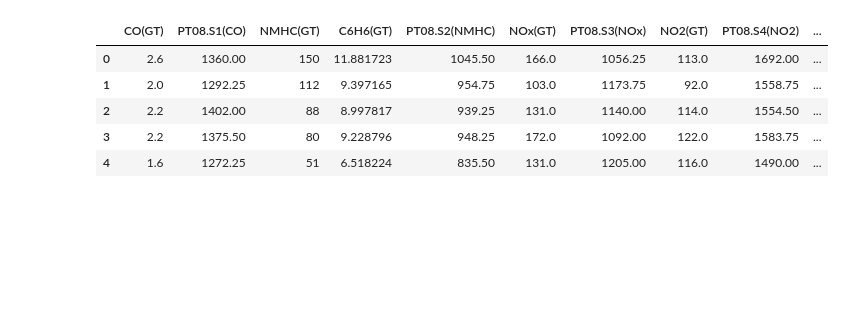
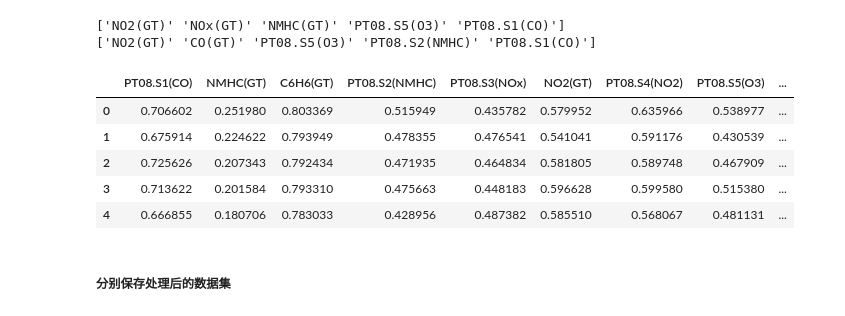
Before and after one commit to fengyan-cn/COMP9414, a Jupyter notebook: data_processing.ipynb, the cells around one changed output. Drawn from its saved outputs; the diff is of its cells as text; code cells hidden in the pictures; blank space fills up the shorter version.

```diff
--- a/data_processing.ipynb
+++ b/data_processing.ipynb
@@ -16,4 +135,3 @@ df.head()
 # %%
-df.drop(["Date", "Time"], axis=1, inplace=True)
-df.info(), df.isnull().sum().sum()
+df_preCO_train.drop(["CO(GT)"], axis=1, inplace=True)
 # %% [output]
@@ -41,2 +141,0 @@ memory usage: 849.0 KB
-# %%
-df.fillna(df.mean(), inplace=True)
@@ -45,3 +141,0 @@ df.fillna(df.mean(), inplace=True)
-# %%
-df["COthreshold"] = np.where(df["CO(GT)"] > df["CO(GT)"].mean(), 1, 0)
-df["COthreshold"].value_counts()
@@ -56,0 +207,12 @@ Name: count, dtype: int64
+# %%
+from sklearn.preprocessing import MinMaxScaler
+
+def minmax(df):
+    feature_columns = df.columns
+    minmaxscaler = MinMaxScaler()
+    df = minmaxscaler.fit_transform(df)
+    data = pd.DataFrame(df, columns=feature_columns)
+    return data
+
+data_preNOX = minmax(df_preNOx)
+data_preCO = minmax(df_preCO)
@@ -57,9 +268,20 @@ Name: count, dtype: int64
+# %%
+def nlarge_features(df, target):
+    k = 6
+    cols = df.corr().nlargest(k, target)[target].index
+    print(cols.values[1:])
+
+nlarge_features(df, 'CO(GT)')
+nlarge_features(df, 'NOx(GT)')
+# %% [output]
+['NO2(GT)' 'NOx(GT)' 'NMHC(GT)' 'PT08.S5(O3)' 'PT08.S1(CO)']
+['NO2(GT)' 'CO(GT)' 'PT08.S5(O3)' 'PT08.S2(NMHC)' 'PT08.S1(CO)']
 # %%
-df.head()
+data_preNOX.head()
 # %% [output]
-|  | CO(GT) | PT08.S1(CO) | NMHC(GT) | C6H6(GT) | PT08.S2(NMHC) | NOx(GT) | PT08.S3(NOx) | NO2(GT) | PT08.S4(NO2) | ... |
-| 0 | 2.6 | 1360.00 | 150 | 11.881723 | 1045.50 | 166.0 | 1056.25 | 113.0 | 1692.00 | ... |
-| 1 | 2.0 | 1292.25 | 112 | 9.397165 | 954.75 | 103.0 | 1173.75 | 92.0 | 1558.75 | ... |
-| 2 | 2.2 | 1402.00 | 88 | 8.997817 | 939.25 | 131.0 | 1140.00 | 114.0 | 1554.50 | ... |
-| 3 | 2.2 | 1375.50 | 80 | 9.228796 | 948.25 | 172.0 | 1092.00 | 122.0 | 1583.75 | ... |
-| 4 | 1.6 | 1272.25 | 51 | 6.518224 | 835.50 | 131.0 | 1205.00 | 116.0 | 1490.00 | ... |
+|  | PT08.S1(CO) | NMHC(GT) | C6H6(GT) | PT08.S2(NMHC) | PT08.S3(NOx) | NO2(GT) | PT08.S4(NO2) | PT08.S5(O3) | ... |
+| 0 | 0.706602 | 0.251980 | 0.803369 | 0.515949 | 0.435782 | 0.579952 | 0.635966 | 0.538977 | ... |
+| 1 | 0.675914 | 0.224622 | 0.793949 | 0.478355 | 0.476541 | 0.541041 | 0.591176 | 0.430539 | ... |
+| 2 | 0.725626 | 0.207343 | 0.792434 | 0.471935 | 0.464834 | 0.581805 | 0.589748 | 0.467909 | ... |
+| 3 | 0.713622 | 0.201584 | 0.793310 | 0.475663 | 0.448183 | 0.596628 | 0.599580 | 0.515380 | ... |
+| 4 | 0.666855 | 0.180706 | 0.783033 | 0.428956 | 0.487382 | 0.585510 | 0.568067 | 0.481131 | ... |
@@ -65,0 +291,2 @@ df.head()
+# %% [markdown]
+##### 分别保存处理后的数据集
```
Also changed, not shown: parts of 36 cells of this notebook, 2 other files.
